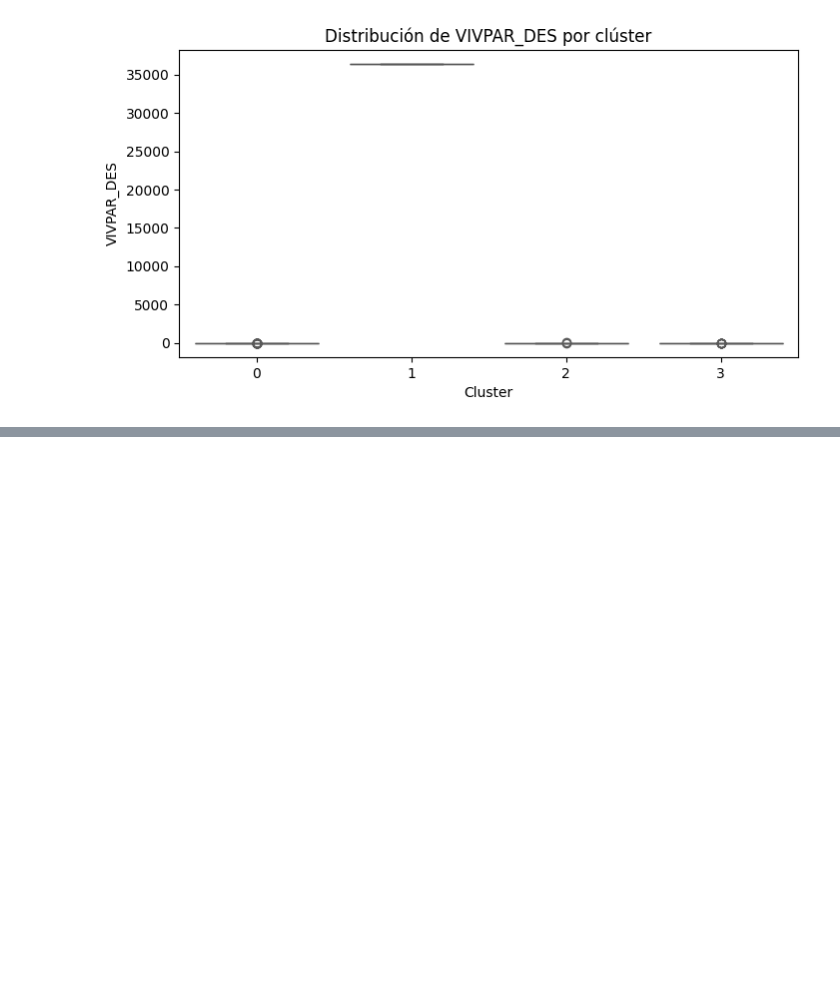
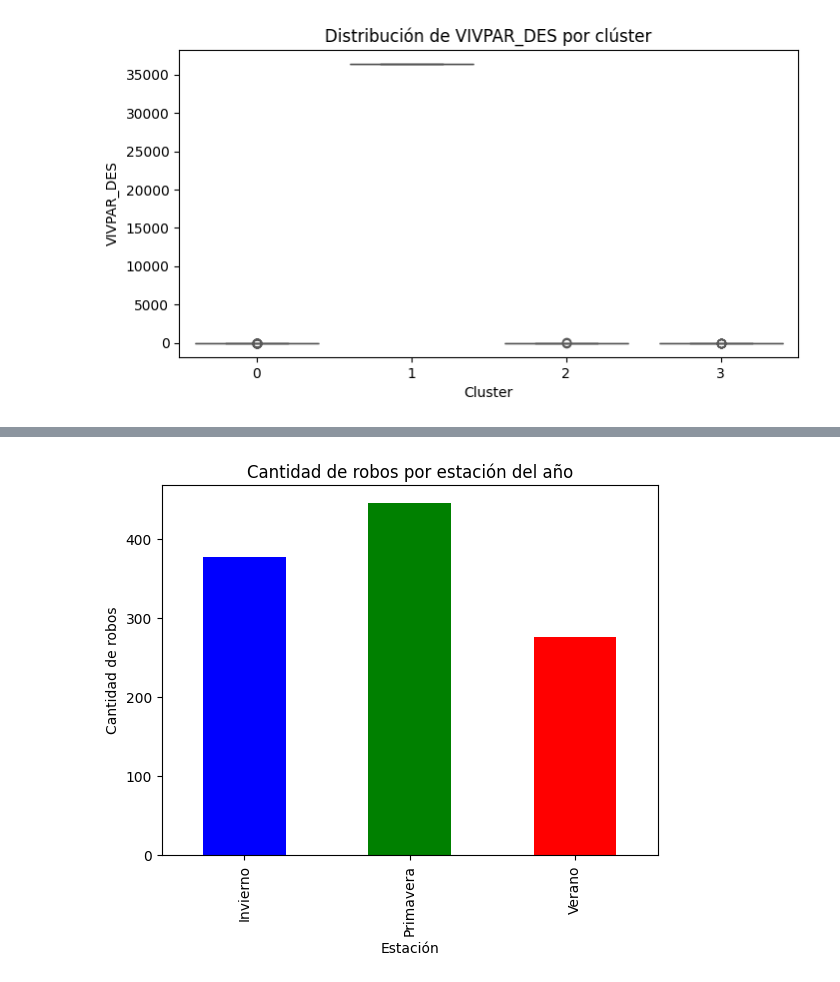
Before and after one commit to CLA-TI3001C-AD2025-G100/A01563230-EDA, a Jupyter notebook: CLUSTERING_MOD.ipynb, the cells around one changed output, grey strips where cells are left out. Cells and saved outputs as stored; diff of their text form; code cells hidden in the pictures; blank space fills up the shorter version.

```diff
--- a/CLUSTERING_MOD.ipynb
+++ b/CLUSTERING_MOD.ipynb
@@ -313,0 +373,27 @@ Passing `palette` without assigning `hue` is deprecated and will be removed in v
+# %%
+# Divide los meses en estaciones del año usando fechas exactas (hemisferio norte)
+def asignar_estacion_fecha(fecha):
+    mes = fecha.month
+    dia = fecha.day
+    if (mes == 12 and dia >= 21) or (mes in [1, 2]) or (mes == 3 and dia < 21):
+        return 'Invierno'
+    elif (mes == 3 and dia >= 21) or (mes in [4, 5]) or (mes == 6 and dia < 21):
+        return 'Primavera'
+    elif (mes == 6 and dia >= 21) or (mes in [7, 8]) or (mes == 9 and dia < 23):
+        return 'Verano'
+    elif (mes == 9 and dia >= 23) or (mes in [10, 11]) or (mes == 12 and dia < 21):
+        return 'Otoño'
+    else:
+        return None
+
+# Asegúrate de que el índice es datetime
+if not pd.api.types.is_datetime64_any_dtype(data.index):
+    if 'FECHA' in data.columns:
+        data['FECHA'] = pd.to_datetime(data['FECHA'])
+        data = data.set_index('FECHA')
+    else:
+        raise ValueError('No se encontró columna de fecha para asignar estaciones')
+
+# Asigna la estación usando la fecha exacta
+data['estacion'] = data.index.to_series().apply(asignar_estacion_fecha)
+data.head()
@@ -313,0 +408,9 @@ Passing `palette` without assigning `hue` is deprecated and will be removed in v
+# %%
+# Realiza un gráfico de barras con la cantidad de robos por estación del año
+data['estacion'].value_counts().sort_index().plot(kind='bar', color=['blue', 'green', 'red', 'orange'])
+plt.title('Cantidad de robos por estación del año')
+plt.xlabel('Estación')
+plt.ylabel('Cantidad de robos')
+plt.show()
+# %% [output]
+[figure, added]
```
Also changed, not shown: parts of 12 cells of this notebook.
